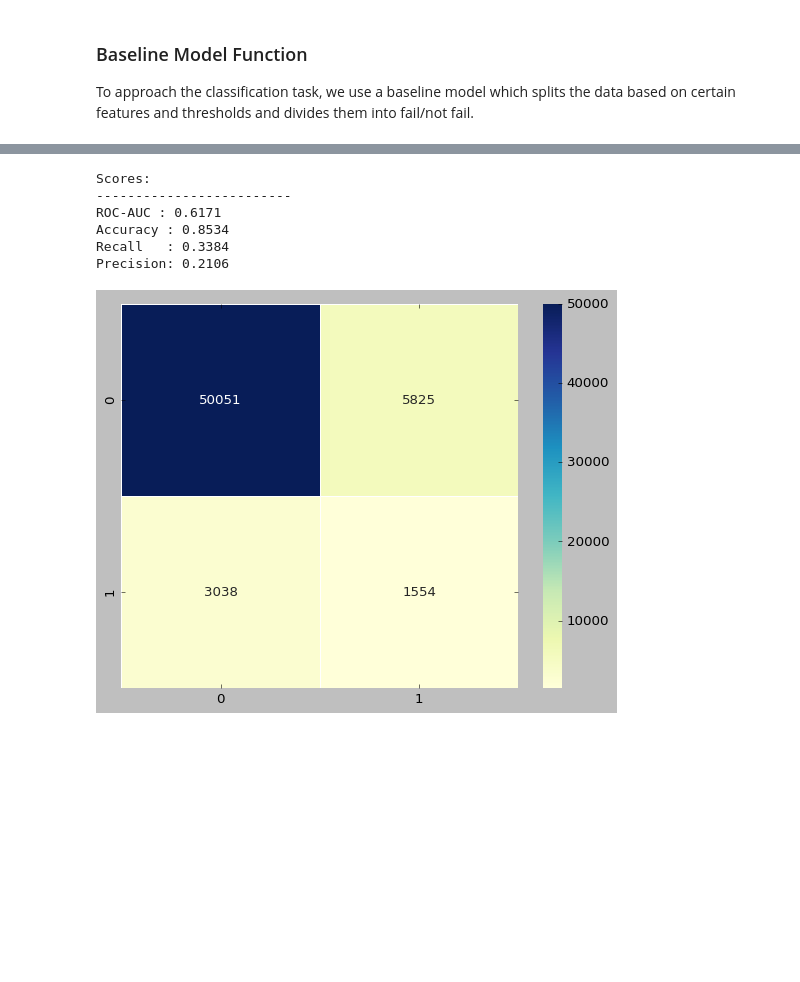
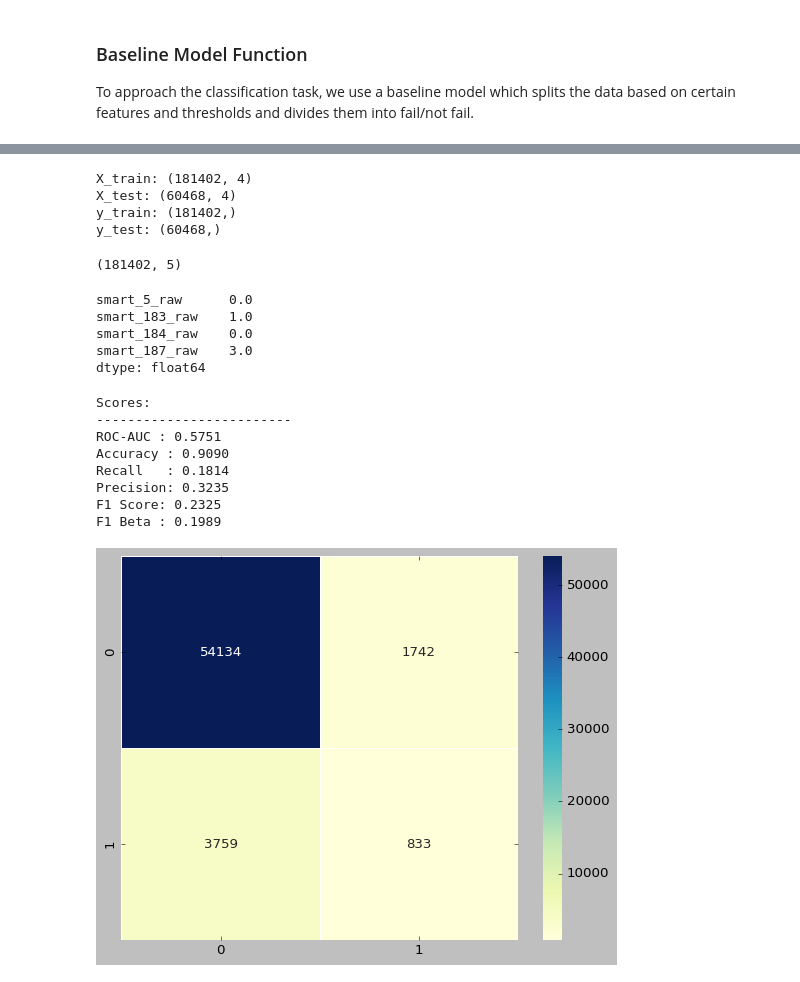
Before and after one commit to wcmphysics/DataScienceBootcamp-Capstone, a Jupyter notebook: notebooks/daniela_baseline.ipynb, the cells around one changed output, grey strips where cells are left out. Drawn from its saved outputs; the diff is of its cells as text; code cells hidden in the pictures; blank space fills up the shorter version.

```diff
--- a/notebooks/daniela_baseline.ipynb
+++ b/notebooks/daniela_baseline.ipynb
@@ -149 +108,36 @@ dectree_plot = plot_tree(tree)
+# %%
+# split the data into features and target
+X = classification_data[updated_columns]
+y = classification_data.fail_30
+
+# split the data into train and test data
+X_train, X_test, y_train, y_test = train_test_split(X, y, random_state=10, stratify=y)
+
+print(f'X_train: {X_train.shape}')
+print(f'X_test: {X_test.shape}')
+print(f'y_train: {y_train.shape}')
+print(f'y_test: {y_test.shape}')
+# %% [output]
+X_train: (181402, 4)
+X_test: (60468, 4)
+y_train: (181402,)
+y_test: (60468,)
+# %%
+train_data = pd.concat([X_train, y_train], axis=1)
+train_data.shape
+# %% [output]
+(181402, 5)
+# %%
+threshold = train_data[train_data['fail_30'] == 1][updated_columns].median()
+threshold
+# %% [output]
+smart_5_raw      0.0
+smart_183_raw    1.0
+smart_184_raw    0.0
+smart_187_raw    3.0
+dtype: float64
+# %%
+num_above_threshold = 3
+y_test_pred = (X_test > threshold).sum(axis=1) > (num_above_threshold-1)
+y_train_pred = (X_train > threshold).sum(axis=1) > (num_above_threshold-1)
 # %%
@@ -194,26 +169,27 @@ X_train, X_test, y_train, y_test = train_test_split(X, y, random_state=42, strat
 # %%
-# use the baseline model to predict y_test_pred
-y_test_pred = baseline_model(X_test)
-
 # print metric scores
 print('Scores:')
 print('-------------------------')
 print("ROC-AUC : {:.4f}".format(roc_auc_score(y_test, y_test_pred)))
 print("Accuracy : {:.4f}".format(accuracy_score(y_test, y_test_pred)))
 print("Recall   : {:.4f}".format(recall_score(y_test, y_test_pred)))
 print("Precision: {:.4f}".format(precision_score(y_test, y_test_pred)))
+print("F1 Score: {:.4f}".format(f1_score(y_test, y_test_pred)))
+print("F1 Beta : {:.4f}".format(fbeta_score(y_test, y_test_pred, beta=2)))
 
 # create the confusion matrix
 confusion_matrix(y_test, y_test_pred)
 
 # plot the confusion matrix using seaborn
 cm = confusion_matrix(y_test, y_test_pred)
 sns.heatmap(cm, cmap='YlGnBu', annot=True, fmt='d', linewidths=.5);
 # %% [output]
 Scores:
 -------------------------
-ROC-AUC : 0.6171
-Accuracy : 0.8534
-Recall   : 0.3384
-Precision: 0.2106
+ROC-AUC : 0.5751
+Accuracy : 0.9090
+Recall   : 0.1814
+Precision: 0.3235
+F1 Score: 0.2325
+F1 Beta : 0.1989
-[figure, old version]
+[figure, new version]
```
Also changed, not shown: parts of 13 cells of this notebook, 1 other file.
